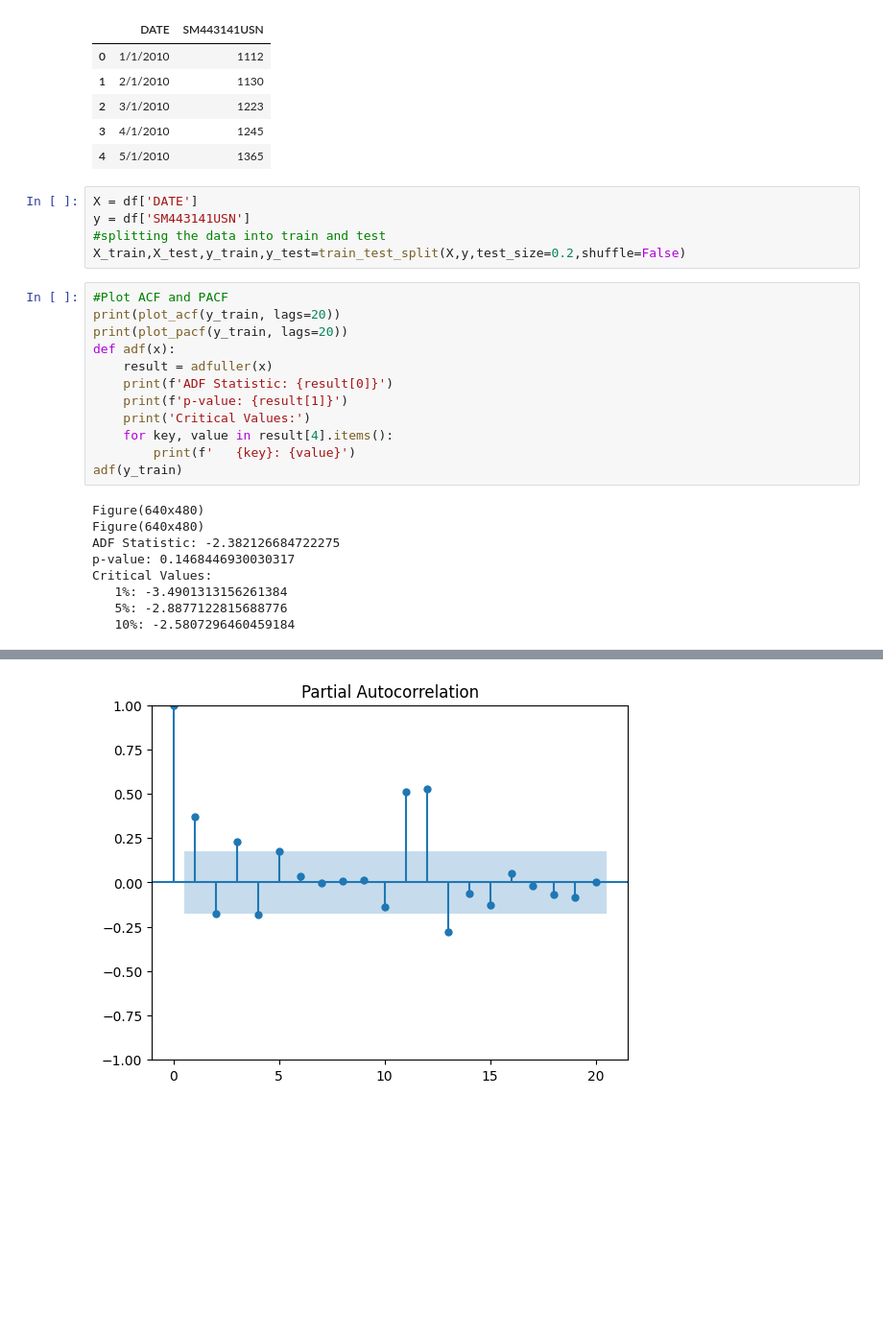
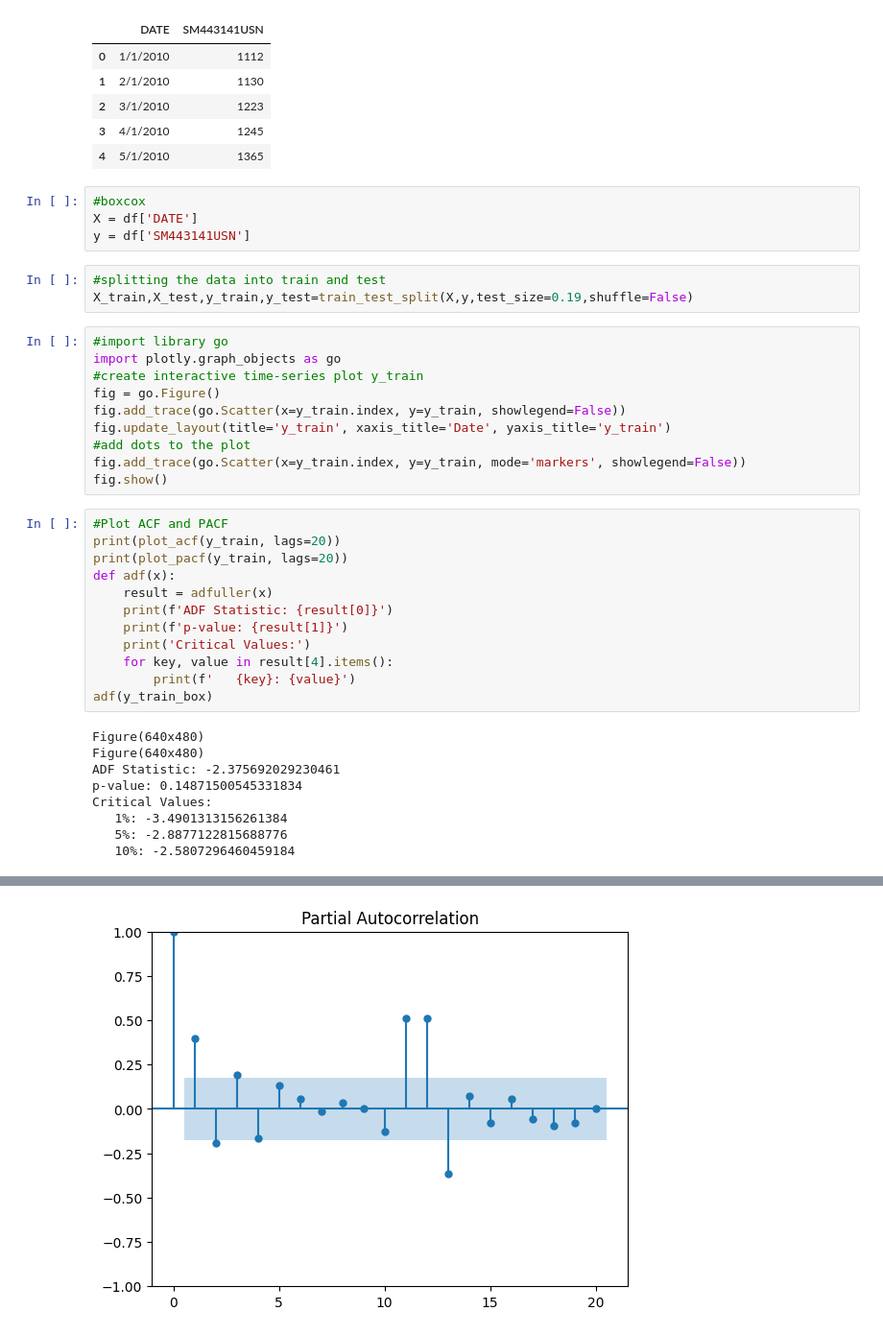
Before and after one commit to metoranoia/SARIMA-Forecasting, a Jupyter notebook: forecasting.ipynb, the cells around one changed output, grey strips where cells are left out. Shown at 96% size. Drawn from its saved outputs; the diff is of its cells as text; blank space fills up the shorter version.

```diff
--- a/forecasting.ipynb
+++ b/forecasting.ipynb
@@ -21,11 +23,23 @@ df.head()
 | 2 | 3/1/2010 | 1223 |
 | 3 | 4/1/2010 | 1245 |
 | 4 | 5/1/2010 | 1365 |
+# %%
+#boxcox
+X = df['DATE']
+y = df['SM443141USN']
 # %%
-X = df['DATE']
-y = df['SM443141USN']
 #splitting the data into train and test
-X_train,X_test,y_train,y_test=train_test_split(X,y,test_size=0.2,shuffle=False)
+X_train,X_test,y_train,y_test=train_test_split(X,y,test_size=0.19,shuffle=False)
+# %%
+#import library go
+import plotly.graph_objects as go
+#create interactive time-series plot y_train
+fig = go.Figure()
+fig.add_trace(go.Scatter(x=y_train.index, y=y_train, showlegend=False))
+fig.update_layout(title='y_train', xaxis_title='Date', yaxis_title='y_train')
+#add dots to the plot
+fig.add_trace(go.Scatter(x=y_train.index, y=y_train, mode='markers', showlegend=False))
+fig.show()
 # %%
 #Plot ACF and PACF
 print(plot_acf(y_train, lags=20))
@@ -37,12 +51,12 @@ def adf(x):
     print('Critical Values:')
     for key, value in result[4].items():
         print(f'   {key}: {value}')
-adf(y_train)
+adf(y_train_box)
 # %% [output]
 Figure(640x480)
 Figure(640x480)
-ADF Statistic: -2.382126684722275
-p-value: 0.1468446930030317
+ADF Statistic: -2.375692029230461
+p-value: 0.14871500545331834
 Critical Values:
    1%: -3.4901313156261384
    5%: -2.8877122815688776
@@ -51,4 +65,4 @@ Critical Values:
-[figure, old version]
+[figure, new version]
 # %%
 #diff = 1
 diff_1 = np.diff(y_train,1)
```
Also changed, not shown: parts of 9 cells of this notebook.
